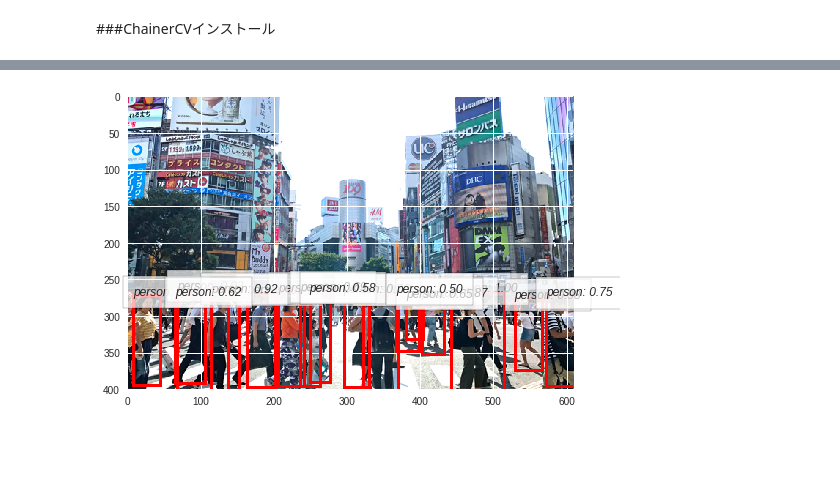
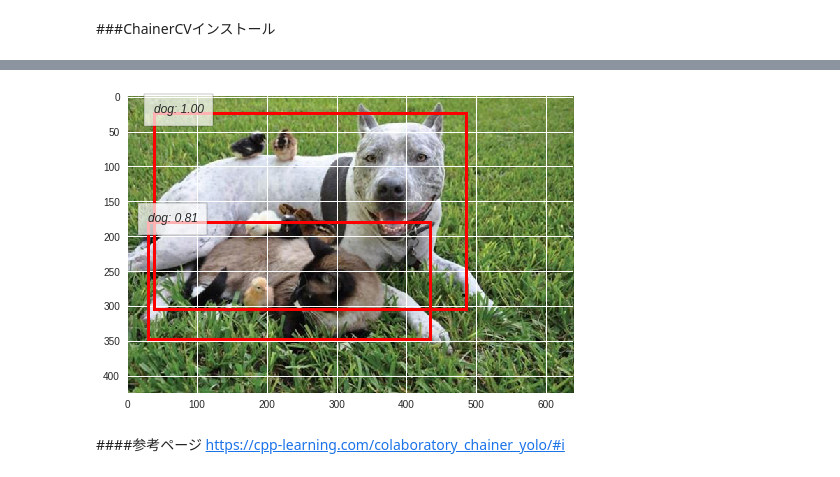
Before and after one commit to junyamahira/YoloPrac, a Jupyter notebook: Yolo.ipynb, the cells around one changed output, grey strips where cells are left out. Cells and saved outputs as stored; diff of their text form; code cells hidden in the pictures; blank space fills up the shorter version.

```diff
--- a/Yolo.ipynb
+++ b/Yolo.ipynb
@@ -85,16 +97,9 @@ plt.show()
 # %%
-import chainer
-
-from chainercv.datasets import voc_bbox_label_names
-from chainercv.links import YOLOv2
-from chainercv.links import YOLOv3
-from chainercv import utils
-from chainercv.visualizations import vis_bbox
 
 
 def main():
 
-    image = "1500626459_header.jpg"
+    image = "a11_R.jpg"
 
     '''
     parser = argparse.ArgumentParser()
@@ -115,31 +120,34 @@ def main():
             n_fg_class=len(voc_bbox_label_names),
             pretrained_model=args.pretrained_model)
 
     if args.gpu &gt;= 0:
         chainer.cuda.get_device_from_id(args.gpu).use()
         model.to_gpu()
 
     '''
 
     model = YOLOv3(
             n_fg_class=len(voc_bbox_label_names),
             pretrained_model = 'voc0712')
 
     gpu = 0 # GPU = 0, CPU = -1
     chainer.cuda.get_device_from_id(gpu).use()
     model.to_gpu()
 
     img = utils.read_image(image, color=True)
     bboxes, labels, scores = model.predict([img])
     bbox, label, score = bboxes[0], labels[0], scores[0]
 
     vis_bbox(
         img, bbox, label, score, label_names=voc_bbox_label_names)
 
     plt.show()
 
 
 if __name__ == '__main__':
     main()
 # %% [output]
-[figure, old version]
+[figure, new version]
+# %% [markdown]
+####参考ページ
+https://cpp-learning.com/colaboratory_chainer_yolo/#i
```
Also changed, not shown: parts of 10 cells of this notebook.
